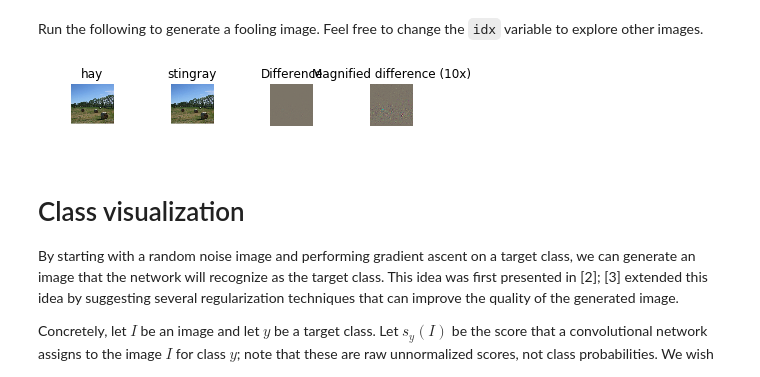
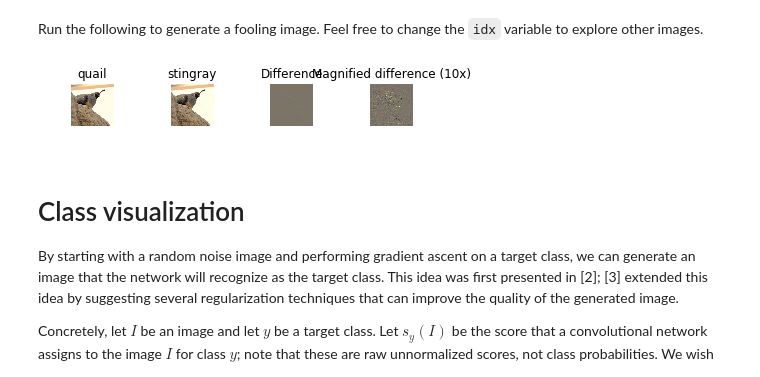
Before and after one commit to hehesnail/cs231n, a Jupyter notebook: assignment3/NetworkVisualization-TensorFlow.ipynb, the cells around one changed output. Cells and saved outputs as stored; diff of their text form; code cells hidden in the pictures.

Commit message:
network visualization done

```diff
--- a/assignment3/NetworkVisualization-TensorFlow.ipynb
+++ b/assignment3/NetworkVisualization-TensorFlow.ipynb
@@ -215,16 +215,19 @@ def make_fooling_image(X, target_y, model):
     # in fewer than 100 iterations of gradient ascent.                           #
     # You can print your progress over iterations to check your algorithm.       #
     ##############################################################################
-    loss = tf.nn.softmax_cross_entropy_with_logits(labels=tf.one_hot(target_y, 1000), logits=model.classifier)
-    grads = tf.gradients(loss, model.image)[0]
-    dx = learning_rate * grads / tf.sqrt(tf.reduce_sum(tf.square(grads), axis=(1,2,3), keep_dims=True))
-    X_fooling = model.image - dx
+    scores = model.classifier
+    target_scores = scores[:,target_y]
+
+    # get gradients of X_fooling respect to the target score
+    grads = tf.gradients(target_scores, model.image)[0]
+    norm_grads = tf.norm(grads)
+    dx = learning_rate * grads / norm_grads
     for i in range(100):
-        X = sess.run(X_fooling, feed_dict={model.image:X})
-        scores = sess.run(model.classifier, {model.image:X})
-        if scores[0].argmax() == target_y:
+        dxi, scorei = sess.run([dx, scores], feed_dict={model.image:X_fooling})
+        if scorei.argmax() == target_y:
             break
-    X_fooling = X
+        # gradient ascent to maximize target score
+        X_fooling += dxi
     ##############################################################################
     #                             END OF YOUR CODE                               #
     ##############################################################################
@@ -232,38 +235,39 @@ def make_fooling_image(X, target_y, model):
 # %% [markdown]
 Run the following to generate a fooling image. Feel free to change the `idx` variable to explore other images.
 # %%
-idx = 0
+idx = 1
 Xi = X[idx][None]
 target_y = 6
+
 X_fooling = make_fooling_image(Xi, target_y, model)
 
 # Make sure that X_fooling is classified as y_target
 scores = sess.run(model.classifier, {model.image: X_fooling})
 assert scores[0].argmax() == target_y, 'The network is not fooled!'
 
 # Show original image, fooling image, and difference
 orig_img = deprocess_image(Xi[0])
 fool_img = deprocess_image(X_fooling[0])
 # Rescale
 plt.subplot(1, 4, 1)
 plt.imshow(orig_img)
 plt.axis('off')
 plt.title(class_names[y[idx]])
 plt.subplot(1, 4, 2)
 plt.imshow(fool_img)
 plt.title(class_names[target_y])
 plt.axis('off')
 plt.subplot(1, 4, 3)
 plt.title('Difference')
 plt.imshow(deprocess_image((Xi-X_fooling)[0]))
 plt.axis('off')
 plt.subplot(1, 4, 4)
 plt.title('Magnified difference (10x)')
 plt.imshow(deprocess_image(10 * (Xi-X_fooling)[0]))
 plt.axis('off')
 plt.gcf().tight_layout()
 # %% [output]
-[figure, old version]
+[figure, new version]
 # %% [markdown]
 # Class visualization
 By starting with a random noise image and performing gradient ascent on a target class, we can generate an image that the network will recognize as the target class. This idea was first presented in [2]; [3] extended this idea by suggesting several regularization techniques that can improve the quality of the generated image.
```
Also changed, not shown: parts of 3 cells of this notebook.
